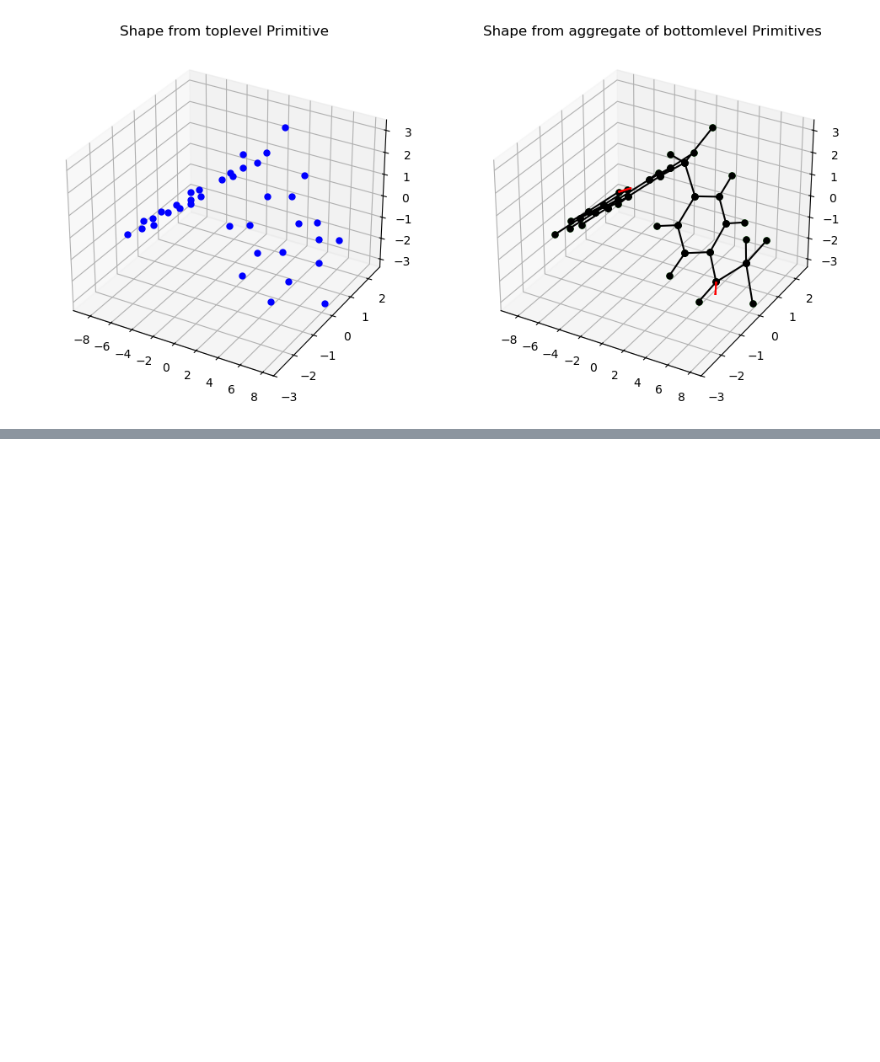
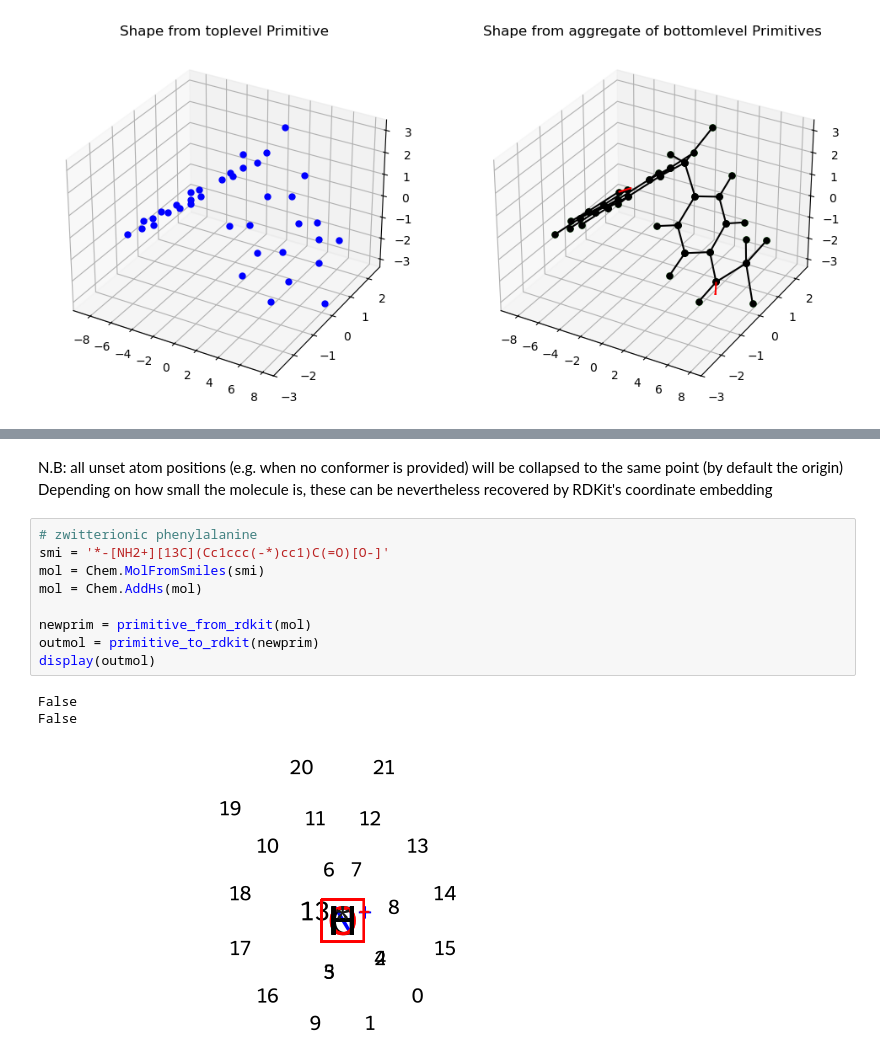
Before and after one commit to StephMcCallum/mupt-examples, a Jupyter notebook: mupt_primitives_rdkit.ipynb, the cells around one changed output, grey strips where cells are left out. Cells and saved outputs as stored; diff of their text form; blank space fills up the shorter version.

```diff
--- a/mupt_primitives_rdkit.ipynb
+++ b/mupt_primitives_rdkit.ipynb
@@ -140,0 +156,16 @@ SINGLE:1
+# %% [markdown]
+N.B: all unset atom positions (e.g. when no conformer is provided) will be collapsed to the same point (by default the origin)
+Depending on how small the molecule is, these can be nevertheless recovered by RDKit's coordinate embedding
+# %%
+# zwitterionic phenylalanine
+smi = '*-[NH2+][13C](Cc1ccc(-*)cc1)C(=O)[O-]'
+mol = Chem.MolFromSmiles(smi)
+mol = Chem.AddHs(mol)
+
+newprim = primitive_from_rdkit(mol)
+outmol = primitive_to_rdkit(newprim)
+display(outmol)
+# %% [output]
+False
+False
+[figure, added]
```
Also changed, not shown: parts of 9 cells of this notebook.
